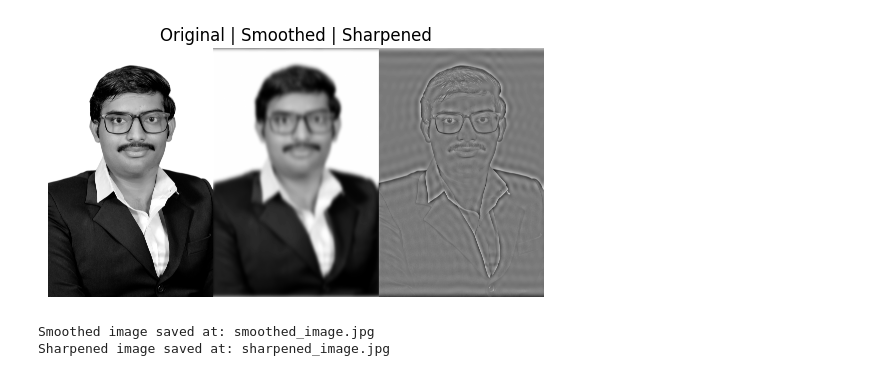
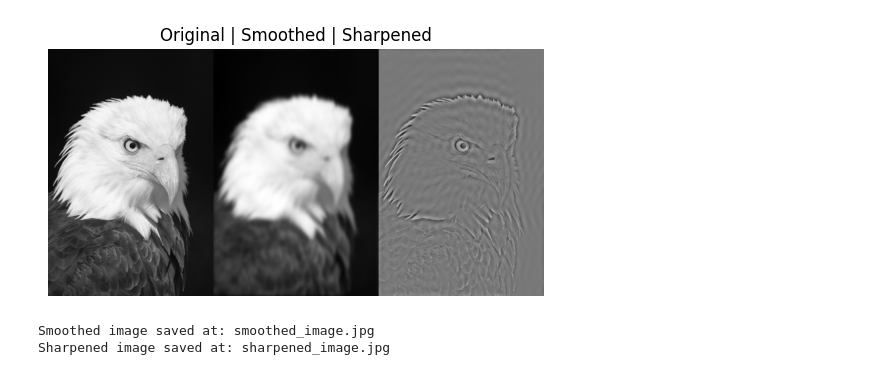
Before and after one commit to Aryanlanghanoja/Digital_Signal_Image_Processing, a Jupyter notebook: Lab Manual/Experiment - 10/frequency_domail_op.ipynb, the cells around one changed output. Cells and saved outputs as stored; diff of their text form; code cells hidden in the pictures.

```diff
--- a/Lab Manual/Experiment - 10/frequency_domail_op.ipynb
+++ b/Lab Manual/Experiment - 10/frequency_domail_op.ipynb
@@ -5,13 +5,9 @@ import matplotlib.pyplot as plt
 
 
 def apply_gaussian_filter(image, sigma):
-    # Convert image to float32 for Fourier Transform
     image = np.float32(image)
-    # Perform Fourier Transform
     frequency_domain = cv2.dft(image, flags=cv2.DFT_COMPLEX_OUTPUT)
-    # Shift the zero-frequency component to the center of the spectrum
     shifted_frequency_domain = np.fft.fftshift(frequency_domain)
-    # Create Gaussian filter mask
     rows, cols = image.shape
     crow, ccol = rows // 2, cols // 2
     mask = np.zeros((rows, cols, 2), np.float32)
@@ -20,82 +16,59 @@ def apply_gaussian_filter(image, sigma):
             distance_squared = (i - crow) ** 2 + (j - ccol) ** 2
             gaussian_value = np.exp(-distance_squared / (2 * sigma**2))
             mask[i, j] = [gaussian_value, gaussian_value]
-    # Apply the Gaussian filter in the frequency domain
     filtered_frequency_domain = shifted_frequency_domain * mask
-    # Shift the zero-frequency component back to the corner
     shifted_filtered_frequency_domain = np.fft.ifftshift(filtered_frequency_domain)
-    # Perform Inverse Fourier Transform to obtain the filtered image
     filtered_image = cv2.idft(
         shifted_filtered_frequency_domain, flags=cv2.DFT_SCALE | cv2.DFT_REAL_OUTPUT
     )
-    # Convert the filtered image back to uint8
-    filtered_image = cv2.normalize(
-        filtered_image, None, 0, 255, cv2.NORM_MINMAX
-    )  # Normalize to uint8 range
+    filtered_image = cv2.normalize(filtered_image, None, 0, 255, cv2.NORM_MINMAX)
     return np.uint8(filtered_image)
 
 
 def apply_sharpening_filter(image, strength):
-    # Convert image to float32 for Fourier Transform
     image = np.float32(image)
-    # Perform Fourier Transform
     frequency_domain = cv2.dft(image, flags=cv2.DFT_COMPLEX_OUTPUT)
-    # Shift the zero-frequency component to the center of the spectrum
     shifted_frequency_domain = np.fft.fftshift(frequency_domain)
-    # Create high-pass filter mask
     rows, cols = image.shape
     crow, ccol = rows // 2, cols // 2
-    mask = np.ones((rows, cols, 2), np.float32)  # High-pass filter is "1" everywhere
-    mask[crow - strength : crow + strength, ccol - strength : ccol + strength] = (
-        0  # Center region is suppressed
-    )
-    # Apply the high-pass filter in the frequency domain
+    mask = np.ones((rows, cols, 2), np.float32)
+    mask[crow - strength : crow + strength, ccol - strength : ccol + strength] = 0
     filtered_frequency_domain = shifted_frequency_domain * mask
-    # Shift the zero-frequency component back to the corner
     shifted_filtered_frequency_domain = np.fft.ifftshift(filtered_frequency_domain)
-    # Perform Inverse Fourier Transform to obtain the filtered image
     filtered_image = cv2.idft(
         shifted_filtered_frequency_domain, flags=cv2.DFT_SCALE | cv2.DFT_REAL_OUTPUT
     )
-    # Convert the filtered image back to uint8
-    filtered_image = cv2.normalize(
-        filtered_image, None, 0, 255, cv2.NORM_MINMAX
-    )  # Normalize to uint8 range
+    filtered_image = cv2.normalize(filtered_image, None, 0, 255, cv2.NORM_MINMAX)
     return np.uint8(filtered_image)
 
 
-# Load the input image
-image_path = "./DSC_1205-A.jpg"
-input_image = cv2.imread(image_path, 0)  # Load the image in grayscale
+image_path = "./Images.jpg"
+input_image = cv2.imread(image_path, 0)
 if input_image is None:
     raise FileNotFoundError(
         f"The image '{image_path}' could not be loaded. Check the file path."
     )
 
-# Apply Gaussian filter
-sigma = 20  # Adjust the value to control the amount of smoothing
+sigma = 20
 smoothed_image = apply_gaussian_filter(input_image, sigma)
 
-# Apply sharpening filter
-strength = 20  # Adjust the value to control the strength of sharpening
+strength = 20
 sharpened_image = apply_sharpening_filter(input_image, strength)
 
-# Display the original image and the filtered images side by side
 combined_image = np.hstack((input_image, smoothed_image, sharpened_image))
 plt.imshow(combined_image, cmap="gray")
 plt.title("Original | Smoothed | Sharpened")
 plt.axis("off")
 plt.show()
 
-# Save the filtered images (optional)
 smoothed_path = "smoothed_image.jpg"
 sharpened_path = "sharpened_image.jpg"
 cv2.imwrite(smoothed_path, smoothed_image)
 cv2.imwrite(sharpened_path, sharpened_image)
 
 print(f"Smoothed image saved at: {smoothed_path}")
 print(f"Sharpened image saved at: {sharpened_path}")
 # %% [output]
-[figure, old version]
+[figure, new version]
 Smoothed image saved at: smoothed_image.jpg
 Sharpened image saved at: sharpened_image.jpg
```
Also changed, not shown: 51 other files.
